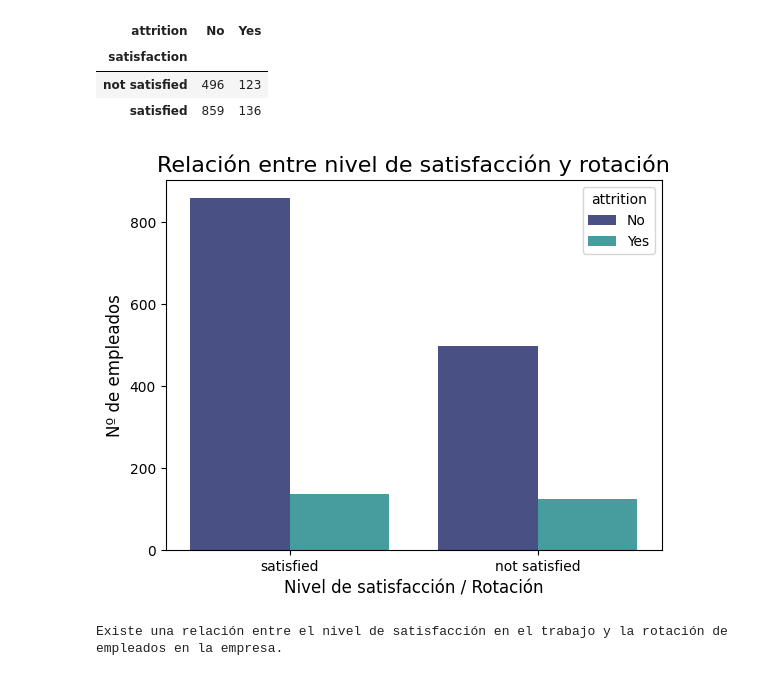
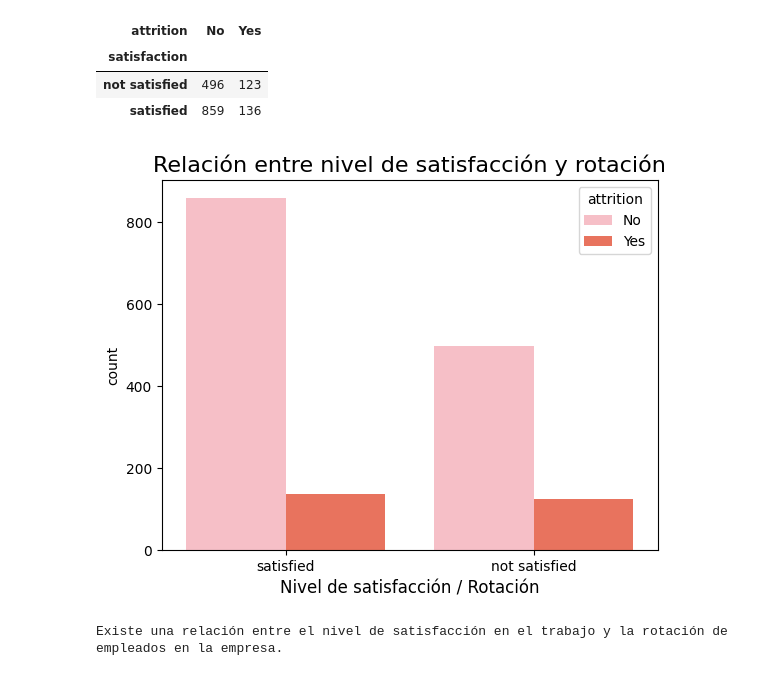
Before and after one commit to FiSaRaff/project-da-promo-k-modulo-3-team-2, a Jupyter notebook: notebooks/ab_testing.ipynb, the cells around one changed output. Cells and saved outputs as stored; diff of their text form; code cells hidden in the pictures.

```diff
--- a/notebooks/ab_testing.ipynb
+++ b/notebooks/ab_testing.ipynb
@@ -54,12 +54,17 @@ tabla_contingencia
 | not satisfied | 496 | 123 |
 | satisfied | 859 | 136 |
 # %%
-plot = sns.countplot( x="satisfaction", data=df, hue='attrition', palette="mako")
+# Crear el gráfico de barras
+plot = sns.countplot(x="satisfaction", data=df, hue='attrition', palette=['#FFB6C1', '#FF6347'])
+
+# Títulos y etiquetas
 plot.set_title("Relación entre nivel de satisfacción y rotación", fontsize=16)
 plot.set_xlabel("Nivel de satisfacción / Rotación", fontsize=12)
-plot.set_ylabel("Nº de empleados", fontsize=12);
+
+# Mostrar el gráfico
+plt.show()
 # %% [output]
-[figure, old version]
+[figure, new version]
 # %%
 '''Confirmar si nos quedamos con la H0 o la H1. En este caso calculamos el chi2 al tratarse de variables categóricas (proporciones).'''
 
```
Also changed, not shown: parts of 21 cells of this notebook.
